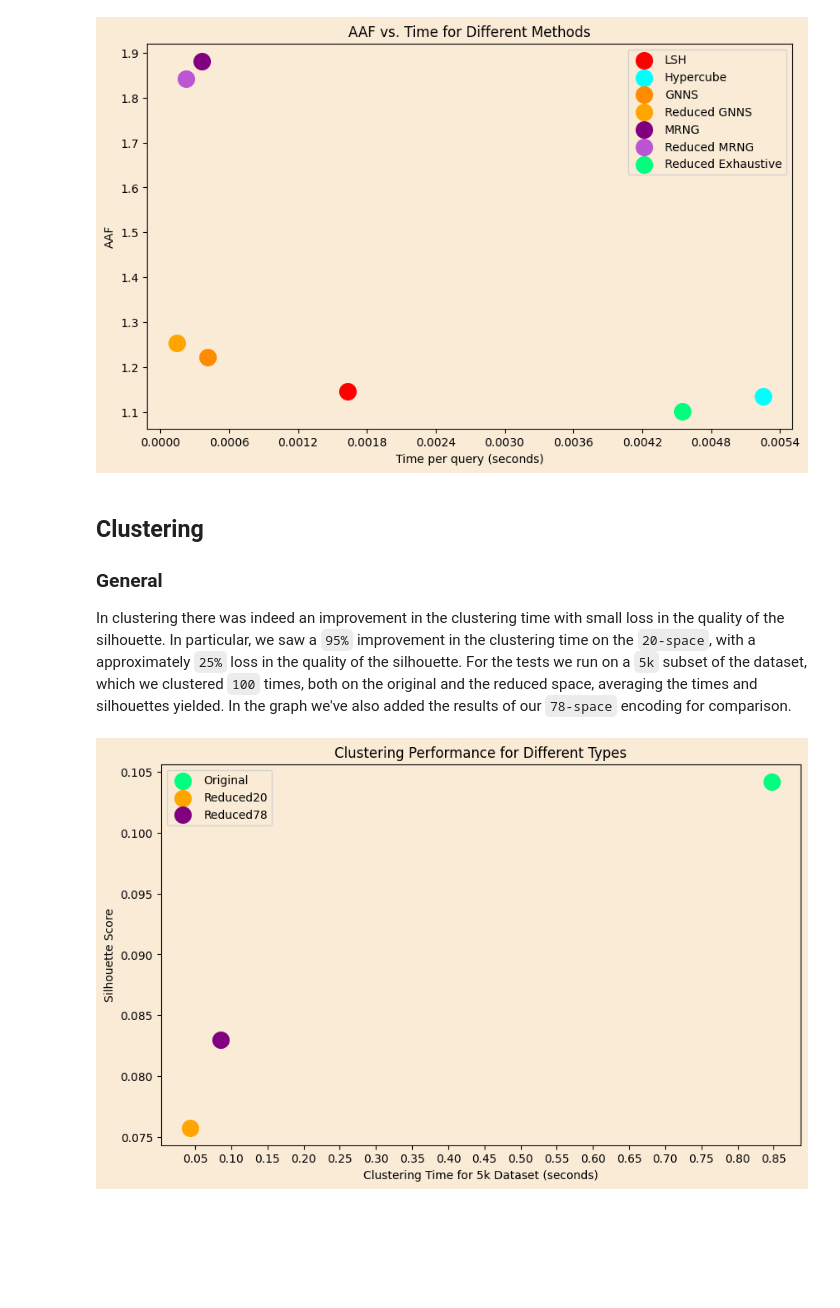
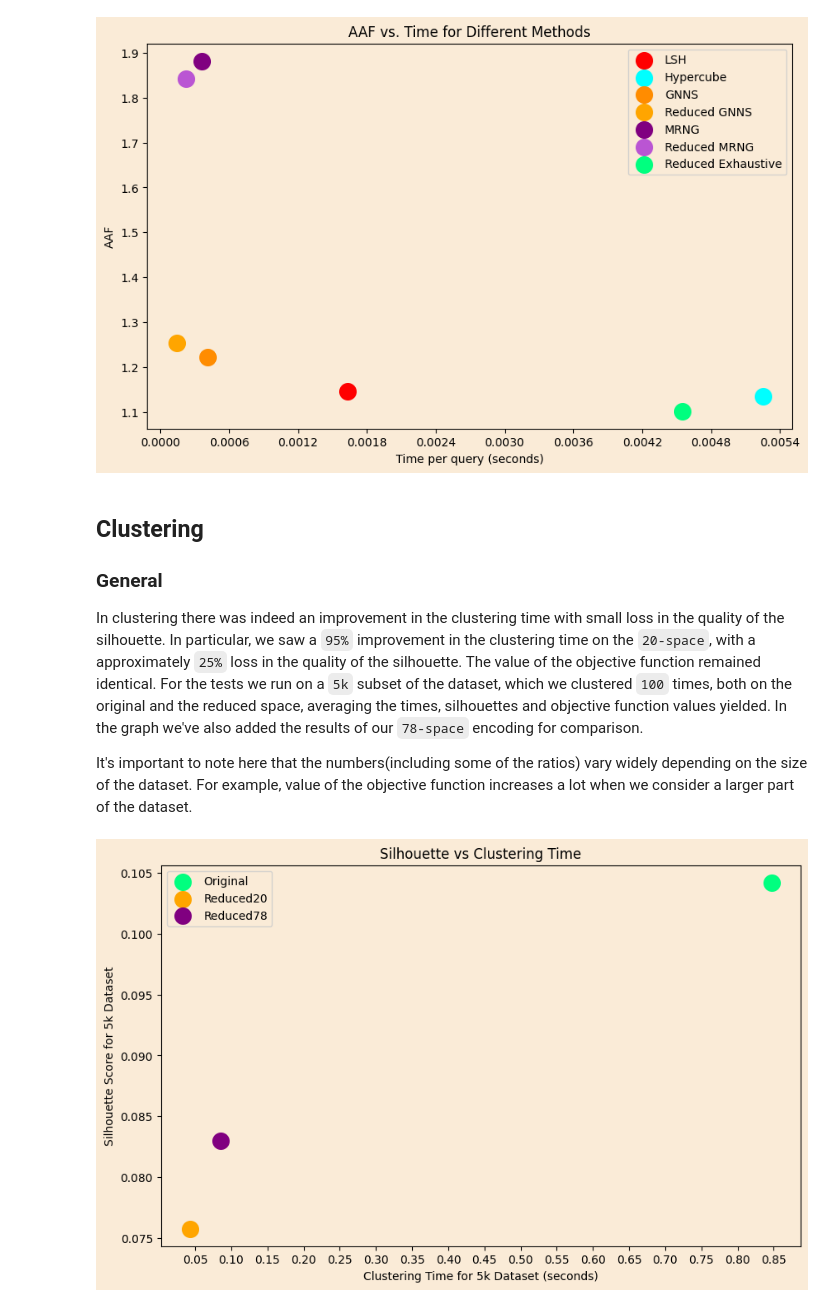
Before and after one commit to UpTheShipCreek/Project2023, a Jupyter notebook: Assignment_3/Comparisons.ipynb, the cells around one changed output. Saved outputs shown, nothing was run; the diff lists cells and outputs as text; code cells hidden in the pictures; blank space fills up the shorter version.

```diff
--- a/Assignment_3/Comparisons.ipynb
+++ b/Assignment_3/Comparisons.ipynb
@@ -100,42 +100,37 @@ plt.show()
 # %% [markdown]
 ## Clustering
 ### General
-In clustering there was indeed an improvement in the clustering time with small loss in the quality of the silhouette. In particular, we saw a `95%` improvement in the clustering time on the `20-space`, with a approximately `25%` loss in the quality of the silhouette. For the tests we run on a `5k` subset of the dataset, which we clustered `100` times, both on the original and the reduced space, averaging the times and silhouettes yielded. In the graph we've also added the results of our `78-space` encoding for comparison.
+In clustering there was indeed an improvement in the clustering time with small loss in the quality of the silhouette. In particular, we saw a `95%` improvement in the clustering time on the `20-space`, with a approximately `25%` loss in the quality of the silhouette. The value of the objective function remained identical. For the tests we run on a `5k` subset of the dataset, which we clustered `100` times, both on the original and the reduced space, averaging the times, silhouettes  and objective function values yielded. In the graph we've also added the results of our `78-space` encoding for comparison.
+
+It's important to note here that the numbers(including some of the ratios) vary widely depending on the size of the dataset. For example, value of the objective function increases a lot when we consider a larger part of the dataset.
 # %%
 import matplotlib.pyplot as plt
 from matplotlib.ticker import MultipleLocator
 
 # Data
 methods = ['Original', 'Reduced20', 'Reduced78']
 times = [0.846728, 0.043023, 0.085387]
 scores = [0.104214, 0.075744, 0.082989]
 colors = ['springgreen', 'orange', 'purple']
 
 # Scatter plot
-fig, ax = plt.subplots(figsize=(10, 6))
+fig, ax1 = plt.subplots(figsize=(10, 6))
 fig.set_facecolor(plot_colour)
-ax.set_facecolor(plot_colour)
+ax1.set_facecolor(plot_colour)
 
+# Plot for the first graph
 for i in range(len(methods)):
-    ax.scatter(times[i], scores[i], label=methods[i], color=colors[i], s=200)
+    ax1.scatter(times[i], scores[i], label=methods[i], color=colors[i], s=200)
 
-# Adding labels and title
-ax.set_xlabel('Clustering Time for 5k Dataset (seconds)')
-ax.set_ylabel('Silhouette Score')
-ax.set_title('Clustering Performance for Different Types')
+# Adding labels and title for the first graph
+ax1.set_xlabel('Clustering Time for 5k Dataset (seconds)')
+ax1.set_ylabel('Silhouette Score for 5k Dataset')
+ax1.set_title('Silhouette vs Clustering Time')
 
-# Adding legend
-ax.legend(types)
-
-# Add legend
-legend = ax.legend()
-# Set legend box background color
-legend.get_frame().set_facecolor(plot_colour)
-
-# Set x-axis major locator to display integers only
-ax.xaxis.set_major_locator(MultipleLocator(0.05))
-
-# Display the plot
-plt.show()
+# Adding legend for the first graph
+ax1.legend(methods)
+legend1 = ax1.legend()
+legend1.get_frame().set_facecolor(plot_colour)
+ax1.xaxis.set_major_locator(MultipleLocator(0.05))
 # %% [output]
-[figure, old version]
+[figure, new version]
```
Also changed, not shown: parts of 1 cell of this notebook, 9 other files.
